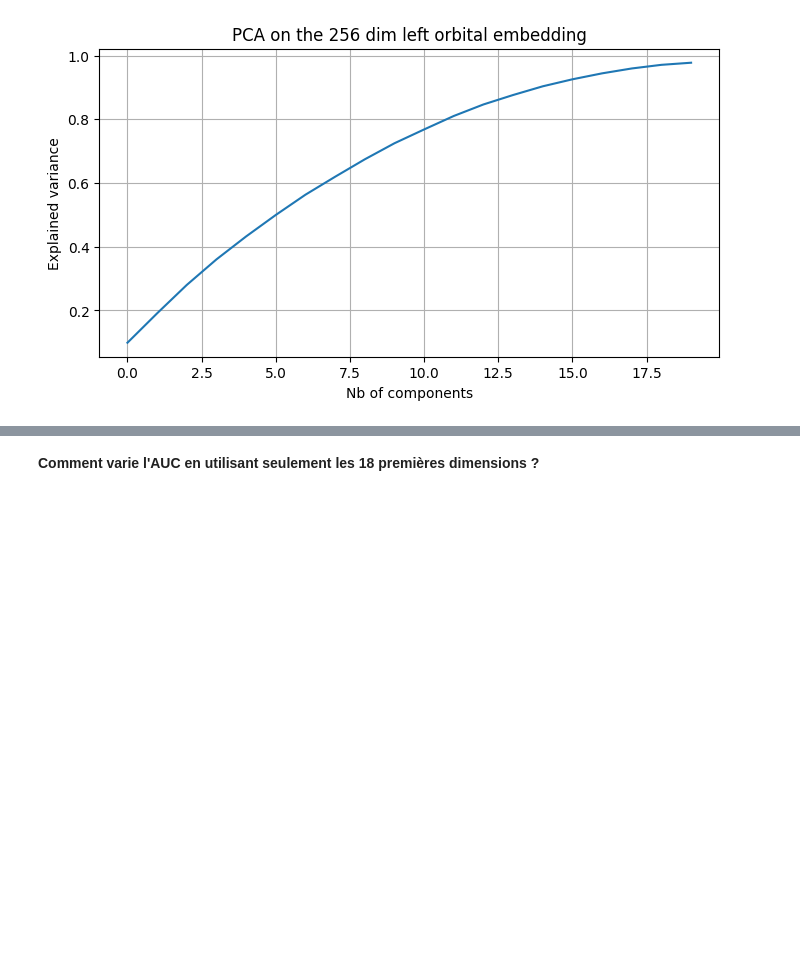
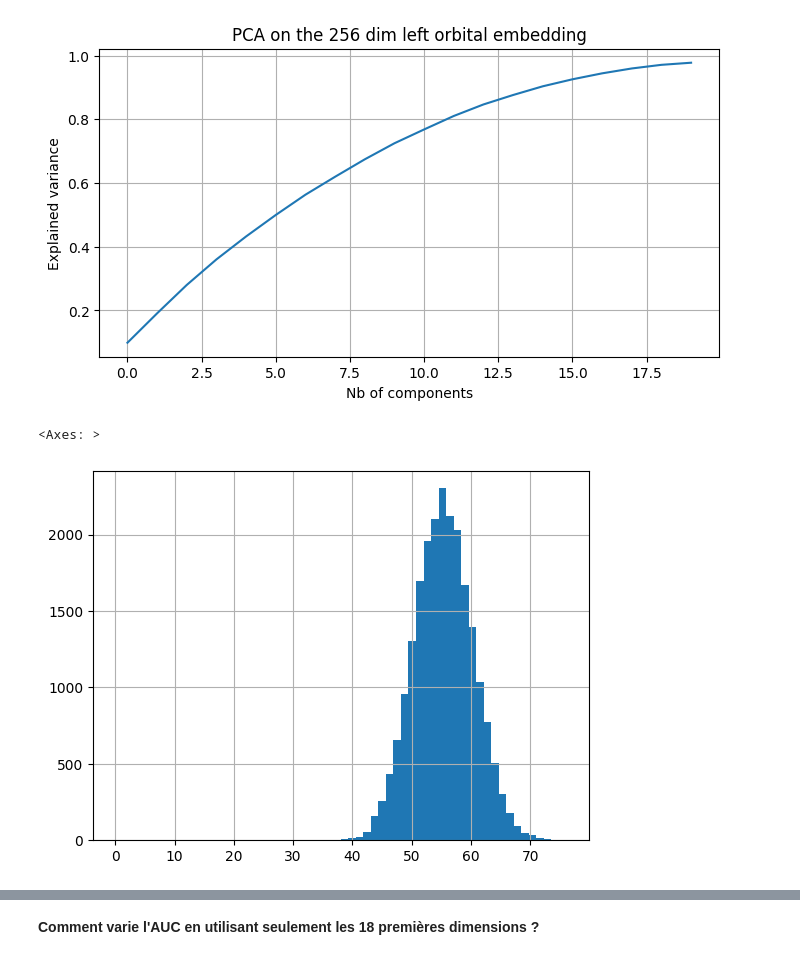
Before and after one commit to neurospin/champollion_V1, a Jupyter notebook: contrastive/notebooks/antoine/SVM_classifier_on_HCP_left_cingulate_dim256.ipynb, the cells around one changed output, grey strips where cells are left out. Drawn from its saved outputs; the diff is of its cells as text; code cells hidden in the pictures; blank space fills up the shorter version.

```diff
--- a/contrastive/notebooks/antoine/SVM_classifier_on_HCP_left_cingulate_dim256.ipynb
+++ b/contrastive/notebooks/antoine/SVM_classifier_on_HCP_left_cingulate_dim256.ipynb
@@ -145,3 +145,43 @@ plt.title('PCA on the 256 dim left orbital embedding')
 plt.show()
 # %% [output]
 [figure]
+# %%
+PCA_HCP = pca.transform(scl_bdd_hcp)
+PCA_UKB = pca.transform(scl_bdd_ukb)
+
+PCA_HCP = pd.DataFrame(PCA_HCP, columns=[f'Component_{i}' for i in range(n_components)])
+PCA_UKB = pd.DataFrame(PCA_UKB, columns=[f'Component_{i}' for i in range(n_components)])
+
+PCA_HCP['Dataset'] = 'hcp'
+PCA_UKB['Dataset'] = 'UkBioBank'
+
+PCA_HCP['ID'] = embeddings_HCP.index
+PCA_UKB['ID'] = embeddings_UKB.index
+
+PCA_All = pd.concat([PCA_UKB,PCA_HCP], axis=0)
+
+# Calculate the centroid
+centroid_values = PCA_All[[f'Component_{i}' for i in range(n_components)]].mean()
+
+# Convert the centroid to a DataFrame
+centroid = pd.DataFrame([centroid_values])
+centroid['Dataset'] = 'centroid'
+centroid['ID'] = 'centroid'
+
+# Append the centroid row to the dataframe
+PCA_All = pd.concat([PCA_All, centroid], axis=0, ignore_index=True)
+
+# Function to calculate Manhattan distance to centroid
+def calculate_manhattan_distance(row, centroid):
+    return sum(abs(row[f'Component_{i}'] - centroid[f'Component_{i}']) for i in range(n_components))
+
+# Calculate Manhattan distance for each point and add as a new column
+PCA_All['Manhattan_Dist_to_Centroid'] = PCA_All.apply(
+    lambda row: calculate_manhattan_distance(row, centroid_values) if row['ID'] != 'centroid' else 0,
+    axis=1
+)
+
+PCA_All["Manhattan_Dist_to_Centroid"].hist(bins=60)
+# %% [output]
+<Axes: >
+[figure, added]
```
Also changed, not shown: parts of 7 cells of this notebook, 6 other files.
